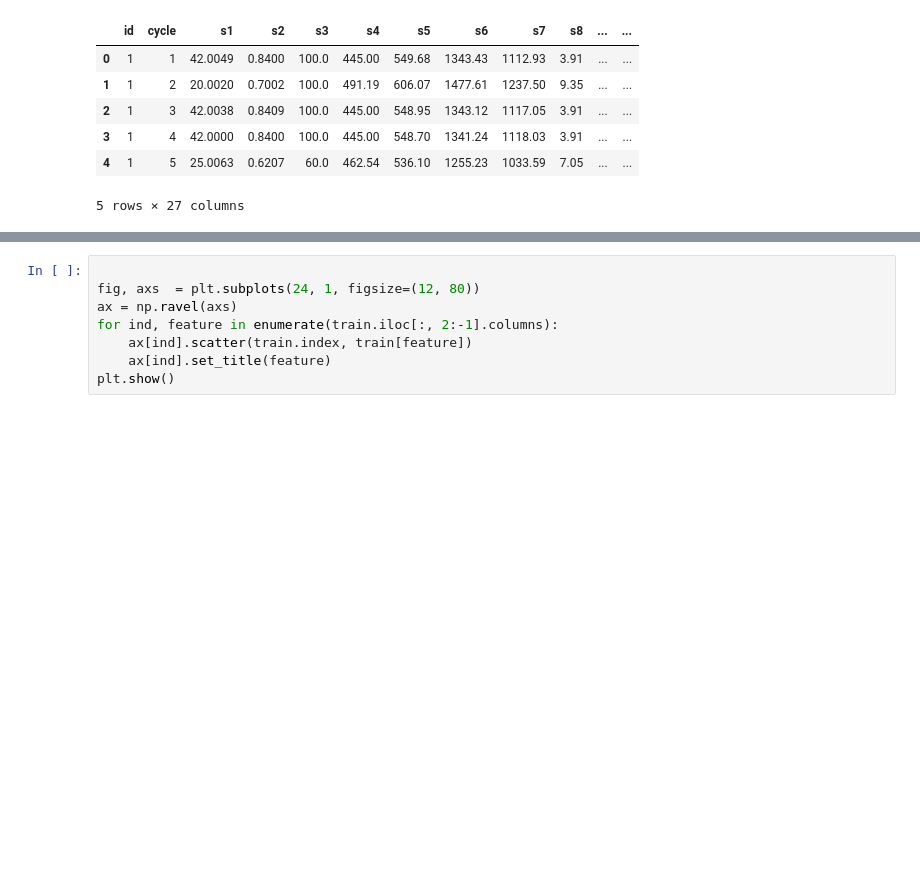
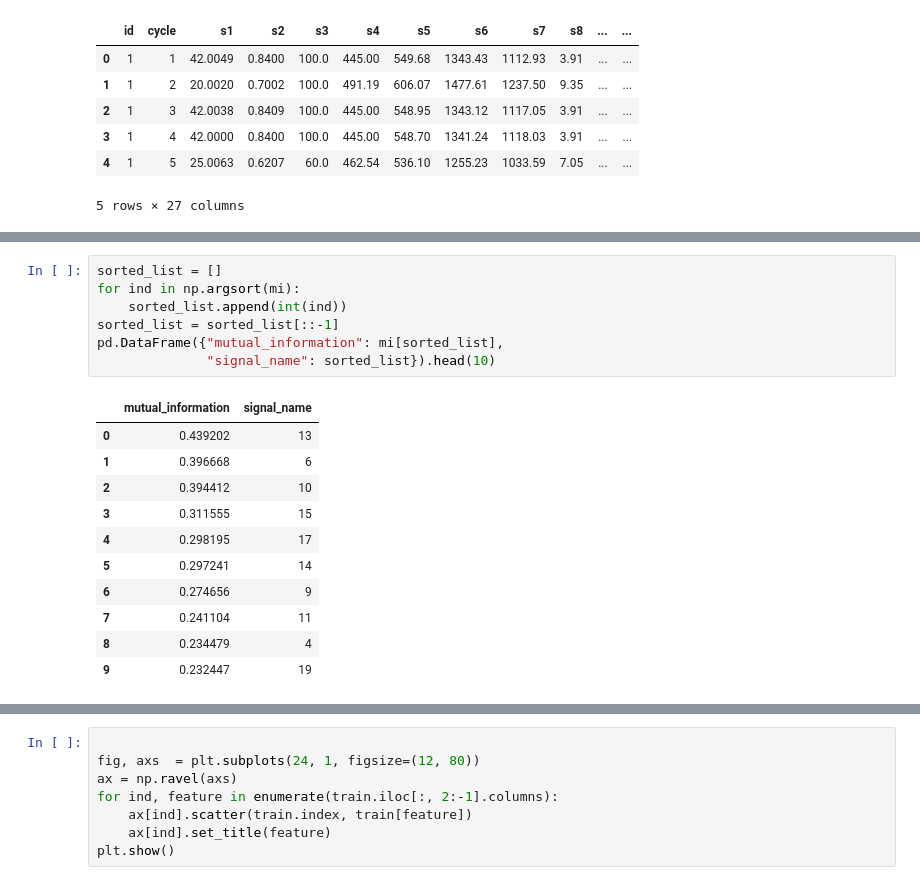
Before and after one commit to norderk/predictive_maintenance, a Jupyter notebook: visualize_data.ipynb, the cells around one changed output, grey strips where cells are left out. Drawn from its saved outputs; the diff is of its cells as text; blank space fills up the shorter version.

```diff
--- a/visualize_data.ipynb
+++ b/visualize_data.ipynb
@@ -51,0 +62,19 @@ train.head()
+# %%
+sorted_list = []
+for ind in np.argsort(mi):
+    sorted_list.append(int(ind))
+sorted_list = sorted_list[::-1]
+pd.DataFrame({"mutual_information": mi[sorted_list],
+              "signal_name": sorted_list}).head(10)
+# %% [output]
+|  | mutual_information | signal_name |
+| 0 | 0.439202 | 13 |
+| 1 | 0.396668 | 6 |
+| 2 | 0.394412 | 10 |
+| 3 | 0.311555 | 15 |
+| 4 | 0.298195 | 17 |
+| 5 | 0.297241 | 14 |
+| 6 | 0.274656 | 9 |
+| 7 | 0.241104 | 11 |
+| 8 | 0.234479 | 4 |
+| 9 | 0.232447 | 19 |
```
Also changed, not shown: parts of 3 cells of this notebook.
